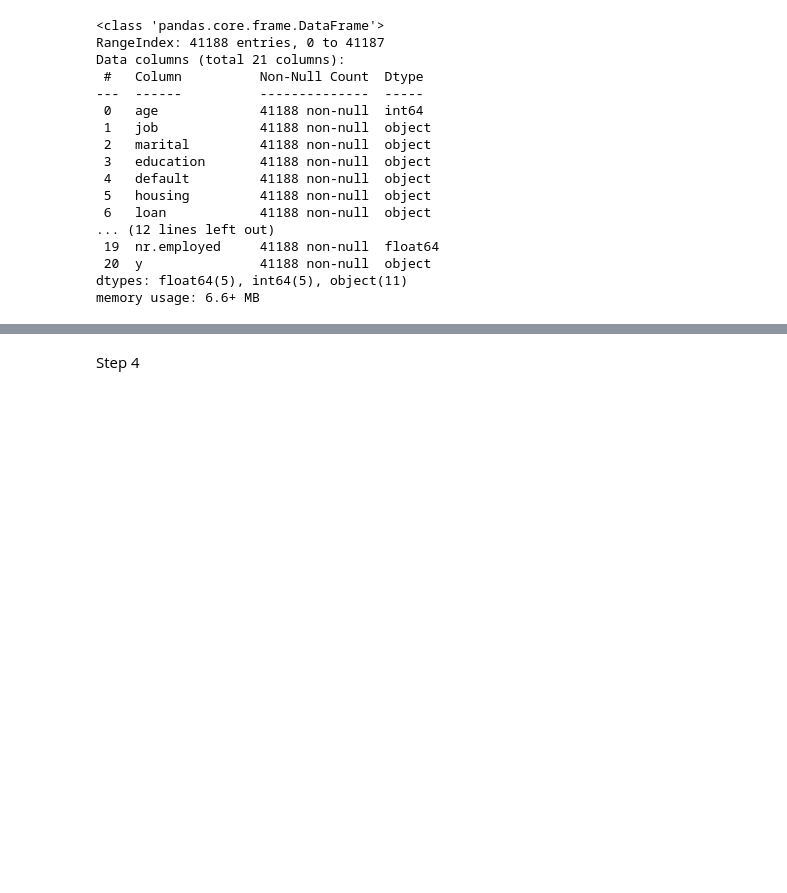
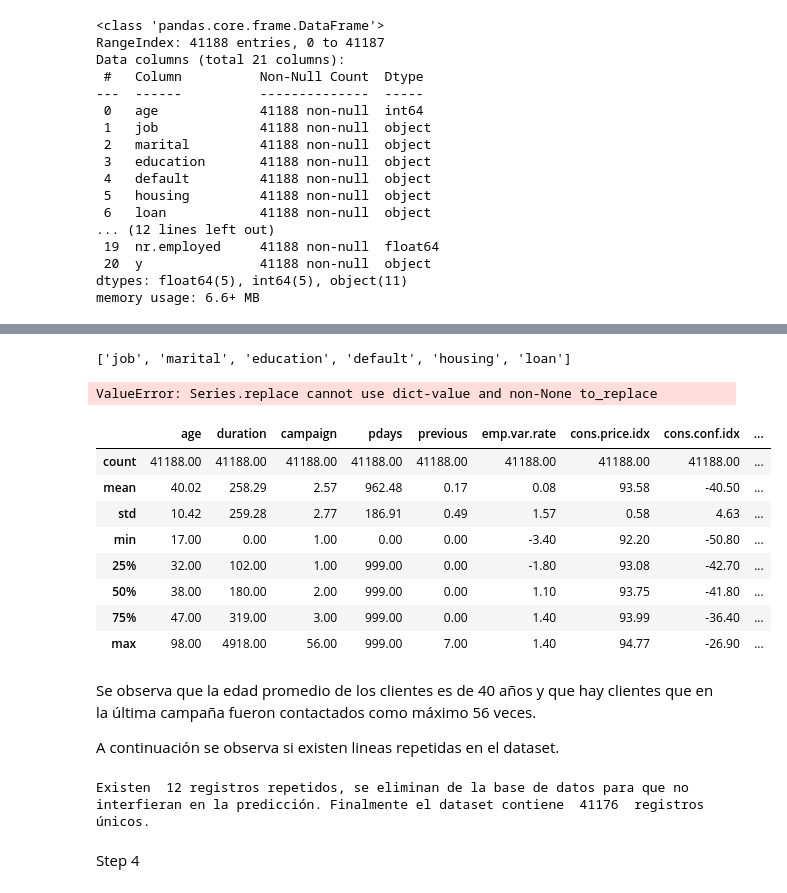
Before and after one commit to anasofiasama/Logistic-Regression-Project-Tutorial, a Jupyter notebook: src/explore.ipynb, the cells around one changed output, grey strips where cells are left out. Drawn from its saved outputs; the diff is of its cells as text; code cells hidden in the pictures; blank space fills up the shorter version.

```diff
--- a/src/explore.ipynb
+++ b/src/explore.ipynb
@@ -41,3 +69,38 @@ memory usage: 6.6+ MB
+# %%
+uk=[]
+for i in df:
+    [uk.append(i) for n in df[i].unique() if n=='unknown']
+
+print(uk)
+# %% [output]
+['job', 'marital', 'education', 'default', 'housing', 'loan']
+# %%
+for i in uk:
+    df[i].replace(to_replace='unknown', value= df[i].mode())
+# %% [output]
+ValueError: Series.replace cannot use dict-value and non-None to_replace
+# %%
+round(df.describe(include=['int','float64']),2)
+# %% [output]
+|  | age | duration | campaign | pdays | previous | emp.var.rate | cons.price.idx | cons.conf.idx | ... |
+| count | 41188.00 | 41188.00 | 41188.00 | 41188.00 | 41188.00 | 41188.00 | 41188.00 | 41188.00 | ... |
+| mean | 40.02 | 258.29 | 2.57 | 962.48 | 0.17 | 0.08 | 93.58 | -40.50 | ... |
+| std | 10.42 | 259.28 | 2.77 | 186.91 | 0.49 | 1.57 | 0.58 | 4.63 | ... |
+| min | 17.00 | 0.00 | 1.00 | 0.00 | 0.00 | -3.40 | 92.20 | -50.80 | ... |
+| 25% | 32.00 | 102.00 | 1.00 | 999.00 | 0.00 | -1.80 | 93.08 | -42.70 | ... |
+| 50% | 38.00 | 180.00 | 2.00 | 999.00 | 0.00 | 1.10 | 93.75 | -41.80 | ... |
+| 75% | 47.00 | 319.00 | 3.00 | 999.00 | 0.00 | 1.40 | 93.99 | -36.40 | ... |
+| max | 98.00 | 4918.00 | 56.00 | 999.00 | 7.00 | 1.40 | 94.77 | -26.90 | ... |
+# %% [markdown]
+Se observa que la edad promedio de los clientes es de 40 años y que hay clientes que en la última campaña fueron contactados como máximo 56 veces.
+
+A continuación se observa si existen lineas repetidas en el dataset.
+# %%
+print('Existen ', df.duplicated().sum(),'registros repetidos, se eliminan de la base de datos para que no interfieran en la predicción. Finalmente el dataset contiene ', len(df.drop_duplicates()),' registros únicos.')
+
+df=df.drop_duplicates()
+# %% [output]
+Existen  12 registros repetidos, se eliminan de la base de datos para que no interfieran en la predicción. Finalmente el dataset contiene  41176  registros únicos.
 # %% [markdown]
 Step 4
 # %%
```
Also changed, not shown: parts of 9 cells of this notebook.
